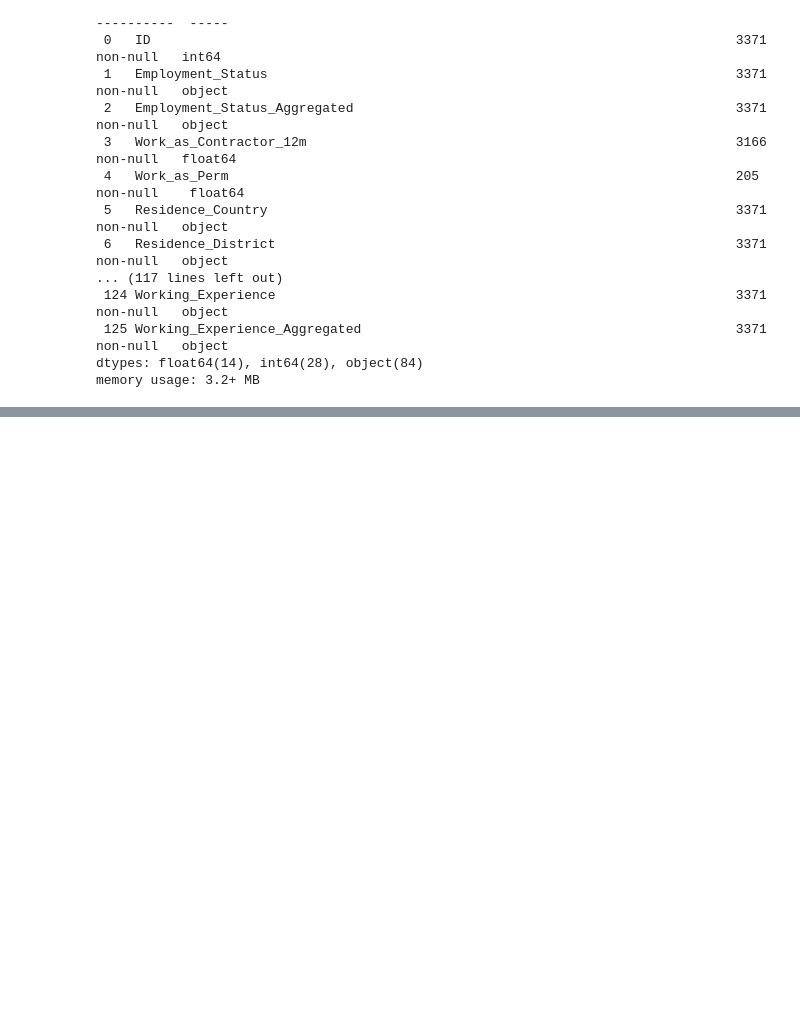
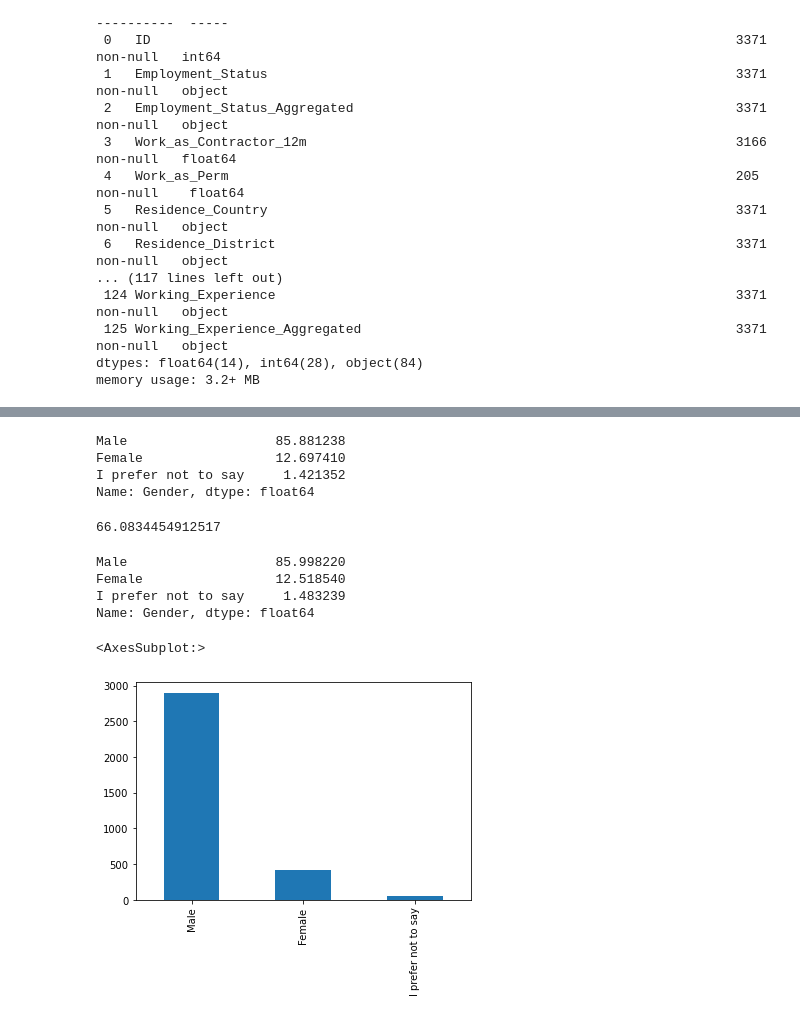
Before and after one commit to Inrx/LJ-Survey-Analysis, a Jupyter notebook: EDA.ipynb, the cells around one changed output, grey strips where cells are left out. Saved outputs shown, nothing was run; the diff lists cells and outputs as text; code cells hidden in the pictures; blank space fills up the shorter version.

Commit message:
analysing gender pay gap

```diff
--- a/EDA.ipynb
+++ b/EDA.ipynb
@@ -144,0 +52,22 @@ Name: Residence_Country, dtype: int64
+# %%
+print(not_freelance.Gender.value_counts()/len(not_freelance)*100)
+# %% [output]
+Male                   85.881238
+Female                 12.697410
+I prefer not to say     1.421352
+Name: Gender, dtype: float64
+# %%
+# INE DATA Male % in CIT
+98.2/148.6 * 100
+# %% [output]
+66.0834454912517
+# %%
+print(raw_data.Gender.value_counts()/len(raw_data)*100)
+raw_data.Gender.value_counts().plot.bar()
+# %% [output]
+Male                   85.998220
+Female                 12.518540
+I prefer not to say     1.483239
+Name: Gender, dtype: float64
+<AxesSubplot:>
+[figure, added]
```
Also changed, not shown: parts of 24 cells of this notebook.
